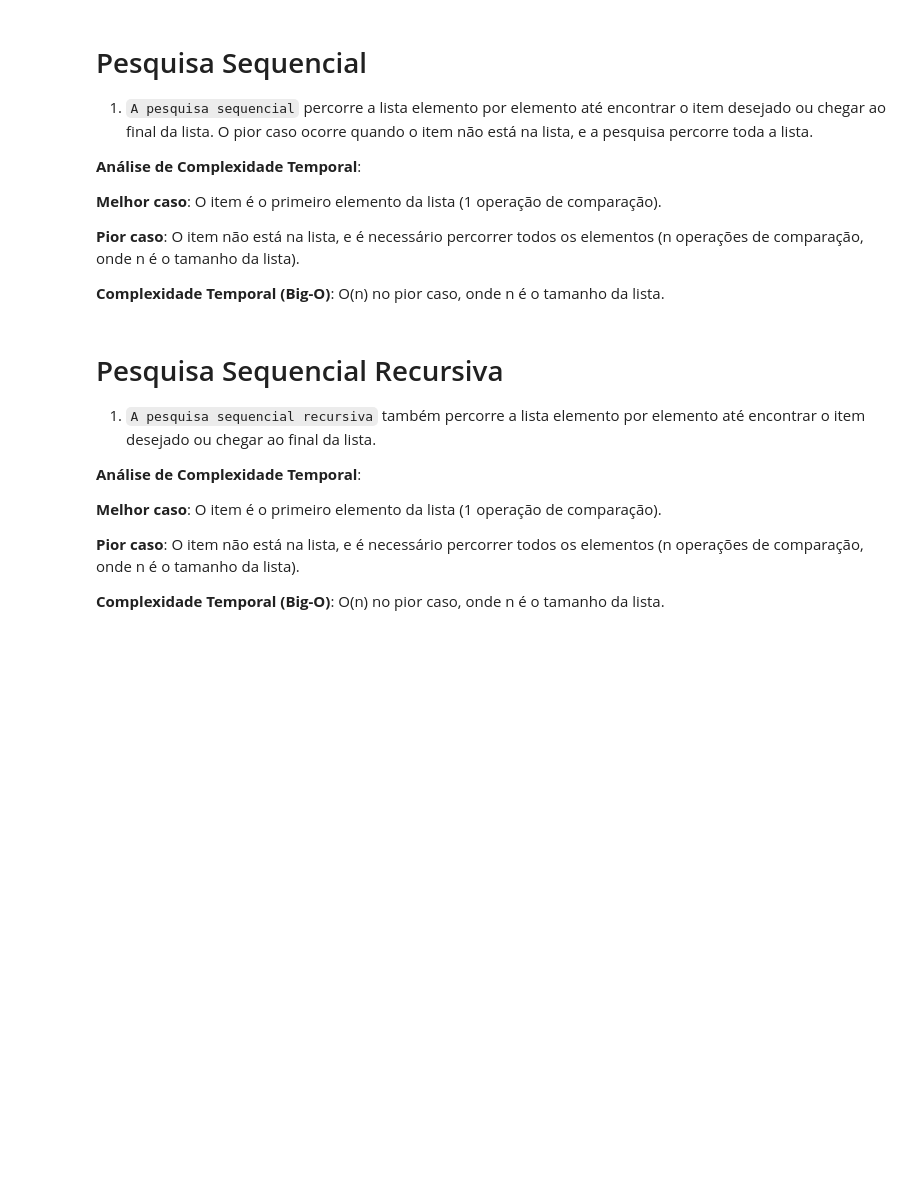
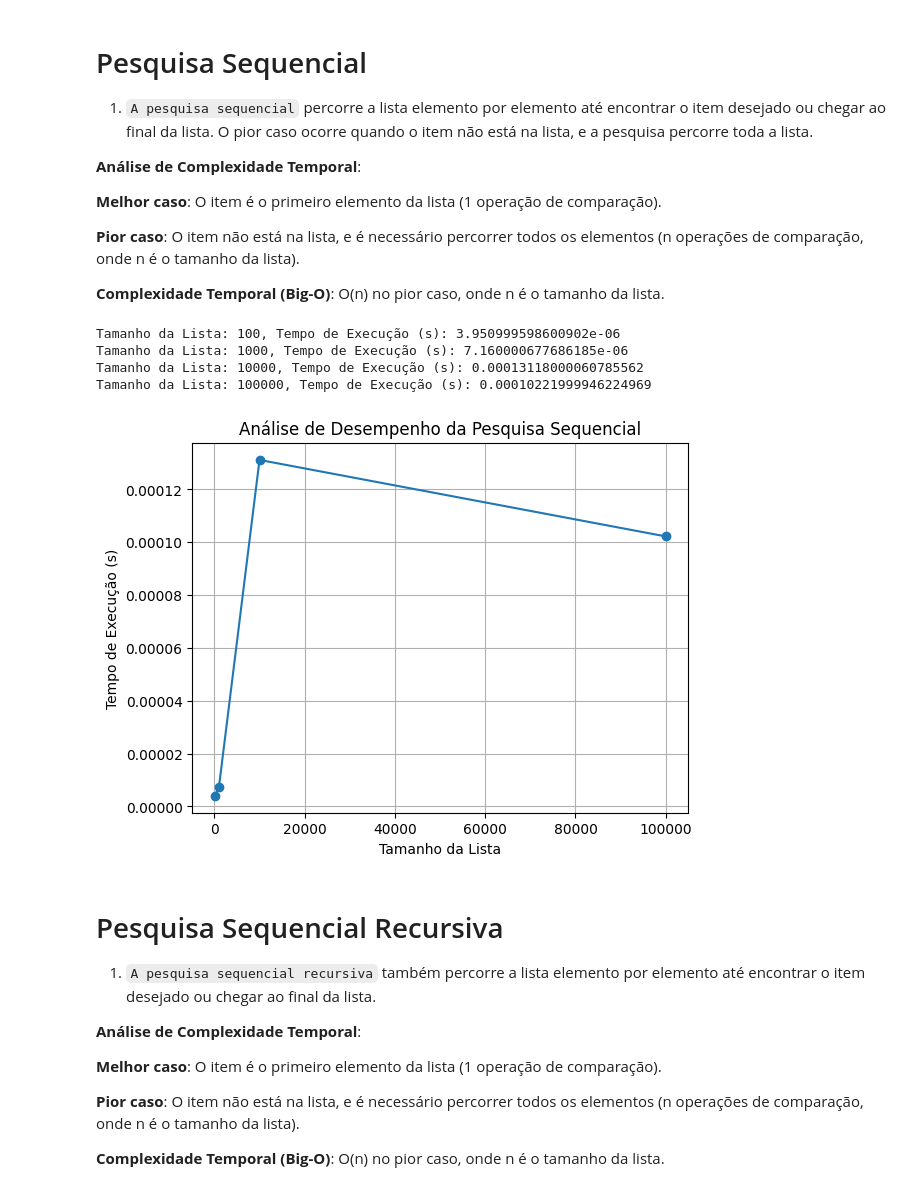
Before and after one commit to DamienNaz/AED_AlgoritmoPesquisa, a Jupyter notebook: AED.ipynb, the cells around one changed output. Cells and saved outputs as stored; diff of their text form; code cells hidden in the pictures; blank space fills up the shorter version.

```diff
--- a/AED.ipynb
+++ b/AED.ipynb
@@ -253,44 +260,48 @@ resultado do número de operações T(n)
 
 **Complexidade Temporal (Big-O)**: O(n) no pior caso, onde n é o tamanho da lista.
 # %%
-import time
+import timeit
 import matplotlib.pyplot as plt
 import random
 
-# Função de pesquisa sequencial
 def pesquisa_sequencial(lista, item):
     for elemento in lista:
         if elemento == item:
             return True
     return False
 
-# Lista de tamanhos diferentes
 tamanhos_de_lista = [100, 1000, 10000, 100000]
 tempos_sequencial = []
 
 for tamanho in tamanhos_de_lista:
     arquivo_ordenado = f'ordenado_{tamanho}.txt'
     lista_ordenada = []
 
-    # Ler o arquivo ordenado e preencher a lista
     with open(arquivo_ordenado, 'r') as arquivo:
         lista_ordenada = [int(linha) for linha in arquivo]
 
     item = random.choice(lista_ordenada)  # Valor a ser pesquisado
 
-    inicio = time.time()
-    resultado_sequencial = pesquisa_sequencial(lista_ordenada, item)
-    fim = time.time()
-    tempo_sequencial = fim - inicio
+    def wrapper():
+        pesquisa_sequencial(lista_ordenada, item)
+
+    tempo_sequencial = timeit.timeit(wrapper, number=1)
     tempos_sequencial.append(tempo_sequencial)
 
-# Crie um gráfico para visualizar os resultados
+    print(f'Tamanho da Lista: {tamanho}, Tempo de Execução (s): {tempo_sequencial}')
+
 plt.plot(tamanhos_de_lista, tempos_sequencial, marker='o')
 plt.xlabel('Tamanho da Lista')
 plt.ylabel('Tempo de Execução (s)')
 plt.title('Análise de Desempenho da Pesquisa Sequencial')
 plt.grid(True)
 plt.show()
+# %% [output]
+Tamanho da Lista: 100, Tempo de Execução (s): 3.950999598600902e-06
+Tamanho da Lista: 1000, Tempo de Execução (s): 7.160000677686185e-06
+Tamanho da Lista: 10000, Tempo de Execução (s): 0.00013118000060785562
+Tamanho da Lista: 100000, Tempo de Execução (s): 0.00010221999946224969
+[figure, added]
 # %% [markdown]
 # Pesquisa Sequencial Recursiva
 1. `A pesquisa sequencial recursiva` também percorre a lista elemento por elemento até encontrar o item desejado ou chegar ao final da lista.
```
Also changed, not shown: parts of 15 cells of this notebook.
